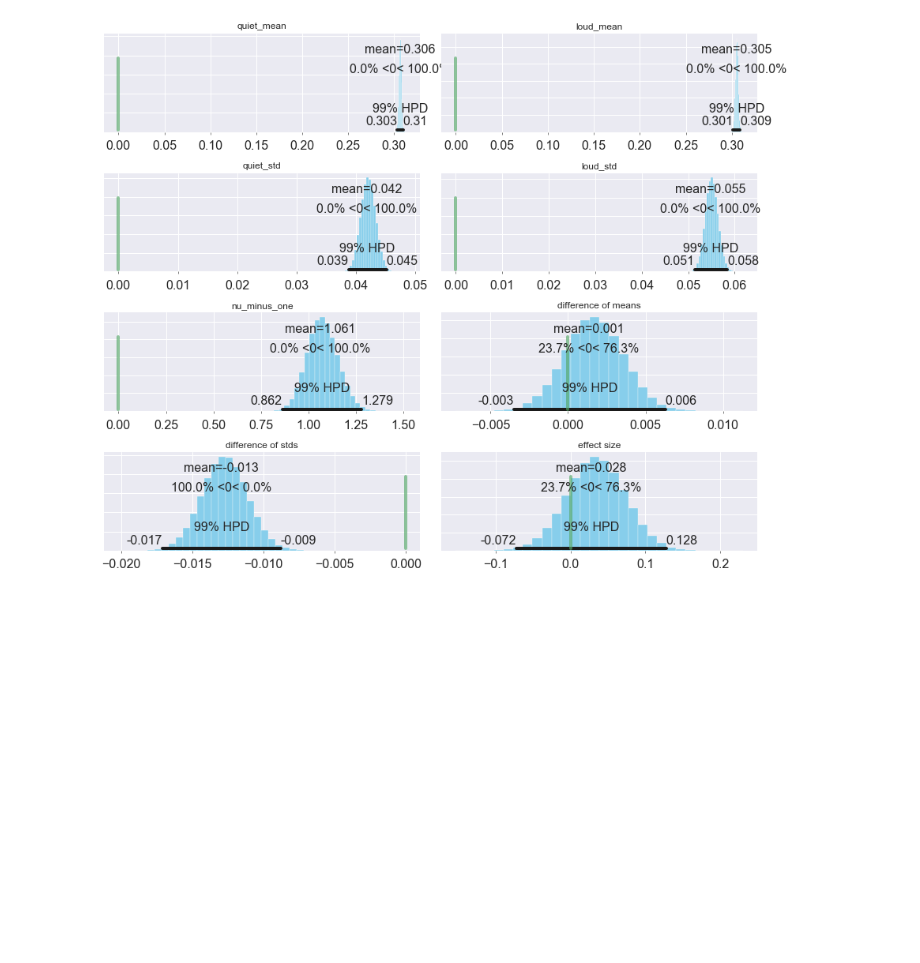
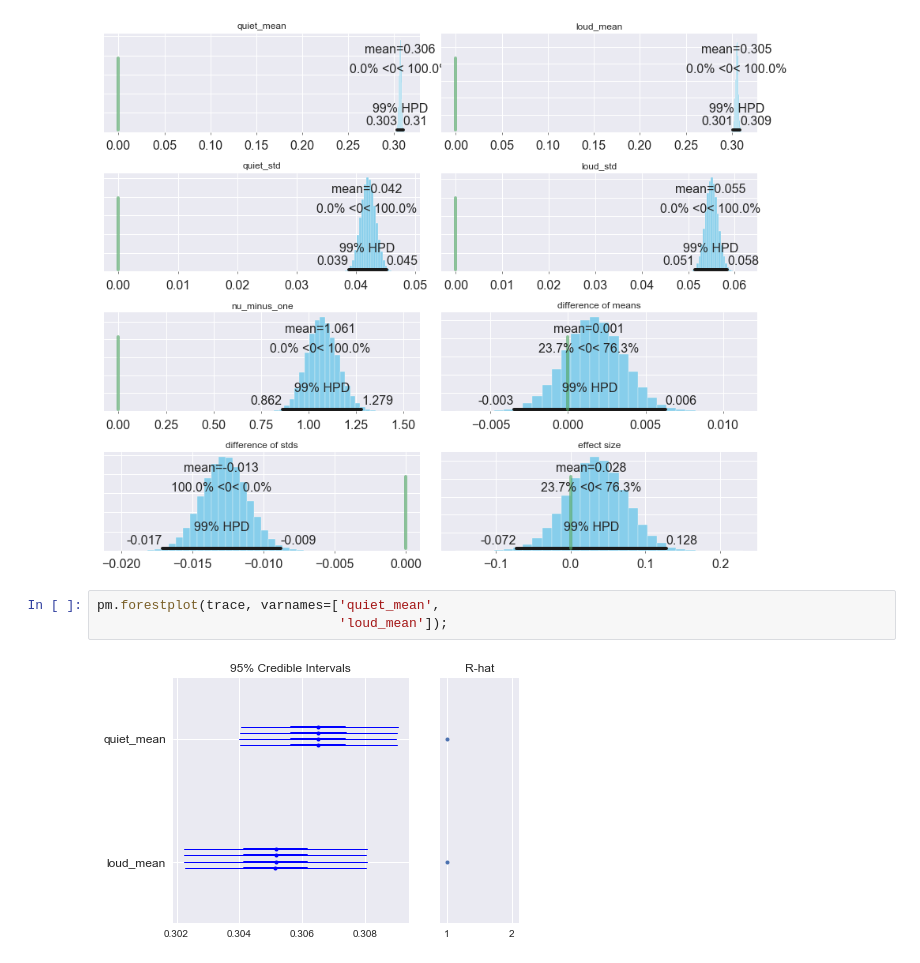
Before and after one commit to hfdavidyu/radio-quiet_radio-loud, a Jupyter notebook: BEST_sim.ipynb, the cells around one changed output. Cells and saved outputs as stored; diff of their text form; blank space fills up the shorter version.

```diff
--- a/BEST_sim.ipynb
+++ b/BEST_sim.ipynb
@@ -793,3 +793,8 @@ array([<matplotlib.axes._subplots.AxesSubplot object at 0x...>,
        <matplotlib.axes._subplots.AxesSubplot object at 0x...>,
        <matplotlib.axes._subplots.AxesSubplot object at 0x...>], dtype=object)
 [figure]
+# %%
+pm.forestplot(trace, varnames=['quiet_mean',
+                               'loud_mean']);
+# %% [output]
+[figure, added]
```
Also changed, not shown: parts of 1 cell of this notebook.
